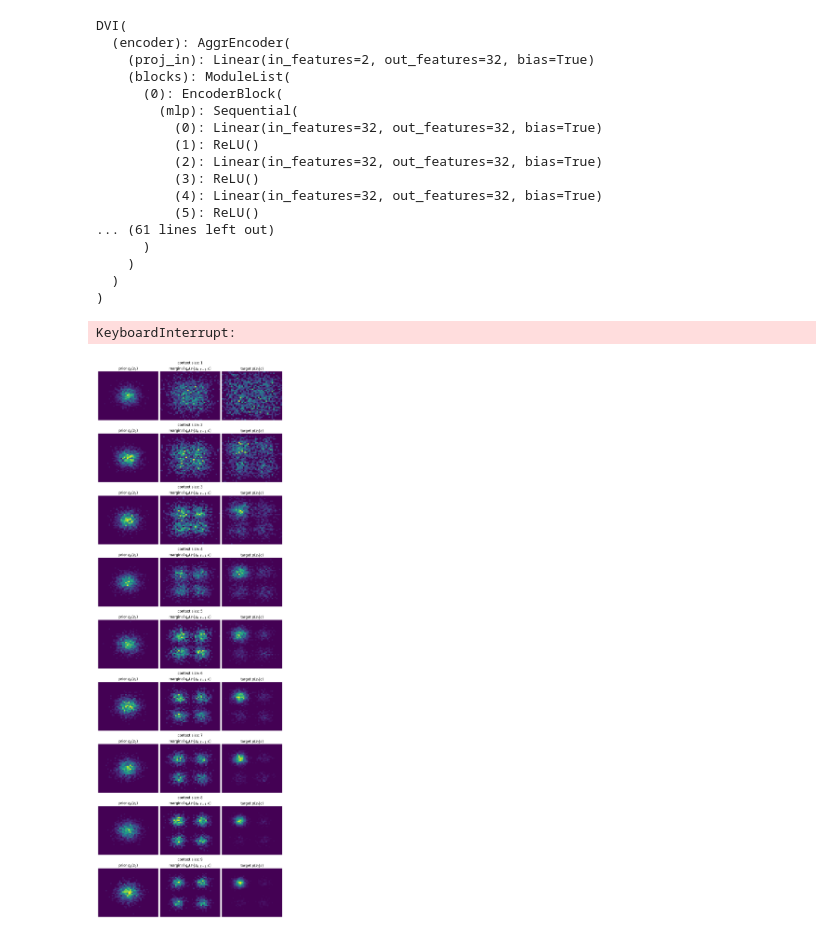
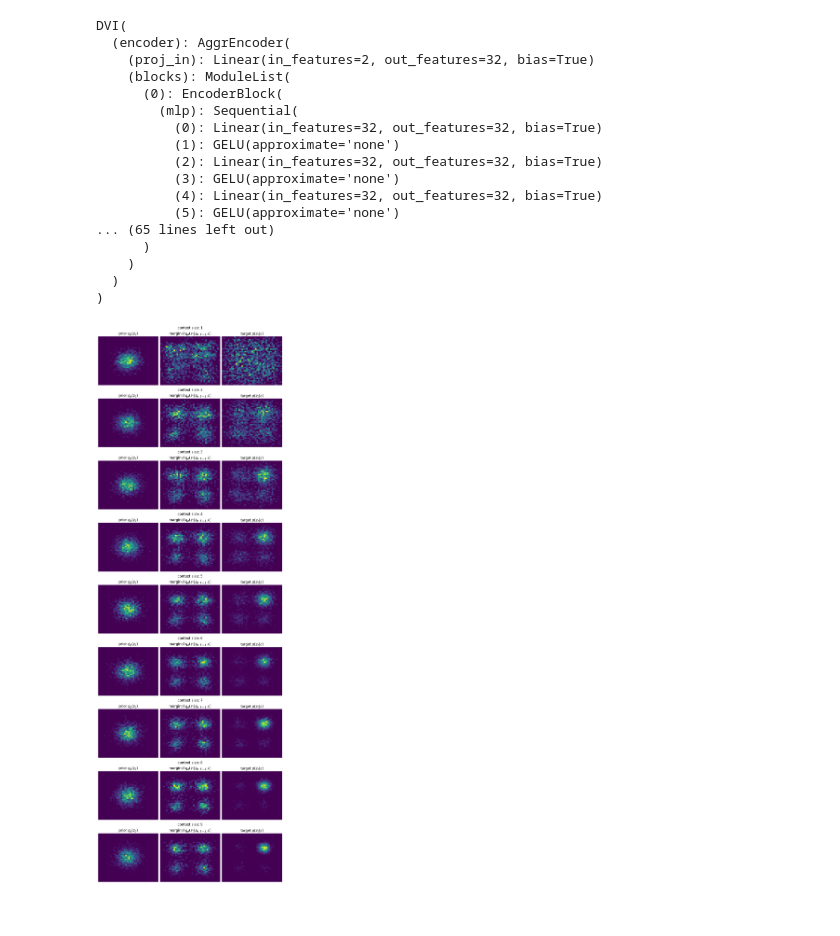
Before and after one commit to ChickNCurry/dvi-for-bml, a Jupyter notebook: notebooks/exp_dvi_2d.ipynb, the cells around one changed output. Saved outputs shown, nothing was run; the diff lists cells and outputs as text; code cells hidden in the pictures.

```diff
--- a/notebooks/exp_dvi_2d.ipynb
+++ b/notebooks/exp_dvi_2d.ipynb
@@ -53,10 +54,10 @@ class Config:
     z_dim = 2
     h_dim = 32
     num_layers = 6
-    non_linearity = "ReLU"
+    non_linearity = "GELU"
     num_heads_sa = None  # 8
     num_heads_ca = 4
-    use_score = True
+    use_score = False
     learning_rate = 3e-3
     size = 64
     batch_size = 64
@@ -74,9 +75,6 @@ dataset = ContextSetDataset(
 
 dataloader = DataLoader(dataset=dataset, batch_size=cfg.batch_size, shuffle=True)
 # %%
-from dviforbml.components.cdvi.ula import ULA
-
-
 contextual_target = TaskPosteriorGMM
 
 aggr_encoder = AggrEncoder(
@@ -117,30 +115,30 @@ mhca_encoder = MHCAEncoder(
 aggr_control = AggrControl(
     h_dim=cfg.h_dim,
     z_dim=cfg.z_dim,
-    num_steps=cfg.num_steps,
     num_layers=cfg.num_layers,
     non_linearity=cfg.non_linearity,
     max_context_size=cfg.max_context_size,
+    num_steps=cfg.num_steps,
     use_score=cfg.use_score,
 )
 
 bca_control = BCAControl(
     h_dim=cfg.h_dim,
     z_dim=cfg.z_dim,
-    num_steps=cfg.num_steps,
     num_layers=cfg.num_layers,
     non_linearity=cfg.non_linearity,
     max_context_size=cfg.max_context_size,
+    num_steps=cfg.num_steps,
     use_score=cfg.use_score,
 )
 
 mhca_control = MHCAControl(
     h_dim=cfg.h_dim,
     z_dim=cfg.z_dim,
-    num_steps=cfg.num_steps,
     num_layers=cfg.num_layers,
     non_linearity=cfg.non_linearity,
     max_context_size=cfg.max_context_size,
+    num_steps=cfg.num_steps,
     use_score=cfg.use_score,
     num_heads=cfg.num_heads_ca,
 )
@@ -189,8 +187,9 @@ annealing_schedule = AnnealingSchedule(num_steps=cfg.num_steps, device=device)
 aggr_annealing_schedule = AggrAnnealingSchedule(
     z_dim=cfg.z_dim,
     h_dim=cfg.h_dim,
+    num_steps=cfg.num_steps,
+    num_layers=cfg.num_layers,
     non_linearity=cfg.non_linearity,
-    num_steps=cfg.num_steps,
     max_context_size=cfg.max_context_size,
     device=device,
 )
@@ -198,8 +197,9 @@ aggr_annealing_schedule = AggrAnnealingSchedule(
 bca_annealing_schedule = BCAAnnealingSchedule(
     z_dim=cfg.z_dim,
     h_dim=cfg.h_dim,
+    num_steps=cfg.num_steps,
+    num_layers=cfg.num_layers,
     non_linearity=cfg.non_linearity,
-    num_steps=cfg.num_steps,
     max_context_size=cfg.max_context_size,
     device=device,
 )
@@ -256,7 +256,7 @@ comps = (
 # comps = (
 #     mhca_encoder,
 #     mhca_control,
-#     mhca_cos_noise_schedule,
+#     mhca_noise_schedule,
 #     None,
 # )
 
@@ -318,12 +318,12 @@ DVI(
       (0): EncoderBlock(
         (mlp): Sequential(
           (0): Linear(in_features=32, out_features=32, bias=True)
-          (1): ReLU()
+          (1): GELU(approximate='none')
           (2): Linear(in_features=32, out_features=32, bias=True)
-          (3): ReLU()
+          (3): GELU(approximate='none')
           (4): Linear(in_features=32, out_features=32, bias=True)
-          (5): ReLU()
-... (61 lines left out)
+          (5): GELU(approximate='none')
+... (65 lines left out)
       )
     )
   )
@@ -334,11 +334,9 @@ if trainer.wandb_logging:
     wandb.init(project="local-toytaskposterior", name="mhca")
 # %%
 # trainer.optimizer.param_groups[0]["lr"] = 0.1 * cfg.learning_rate
-num_epochs = 1000
+num_epochs = 500
 losses = trainer.train(num_epochs=num_epochs, max_clip_norm=None, alpha=None)
-# %% [output]
-KeyboardInterrupt:
 # %%
-visualize_dvi_2d(device, model, dataset, multipliers=(-1, 1))
+visualize_dvi_2d(device, model, dataset, multipliers=(1, 1))
 # %% [output]
-[figure, old version]
+[figure, new version]
```
Also changed, not shown: parts of 1 cell of this notebook, 39 other files.
